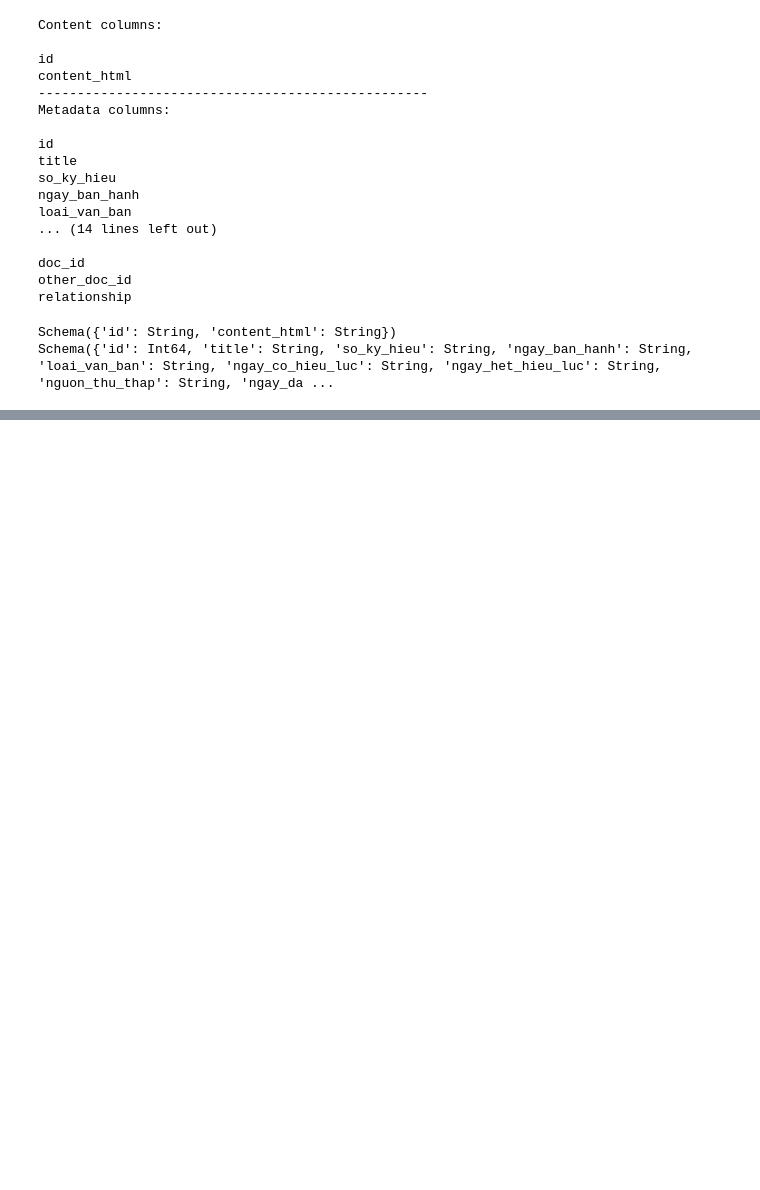
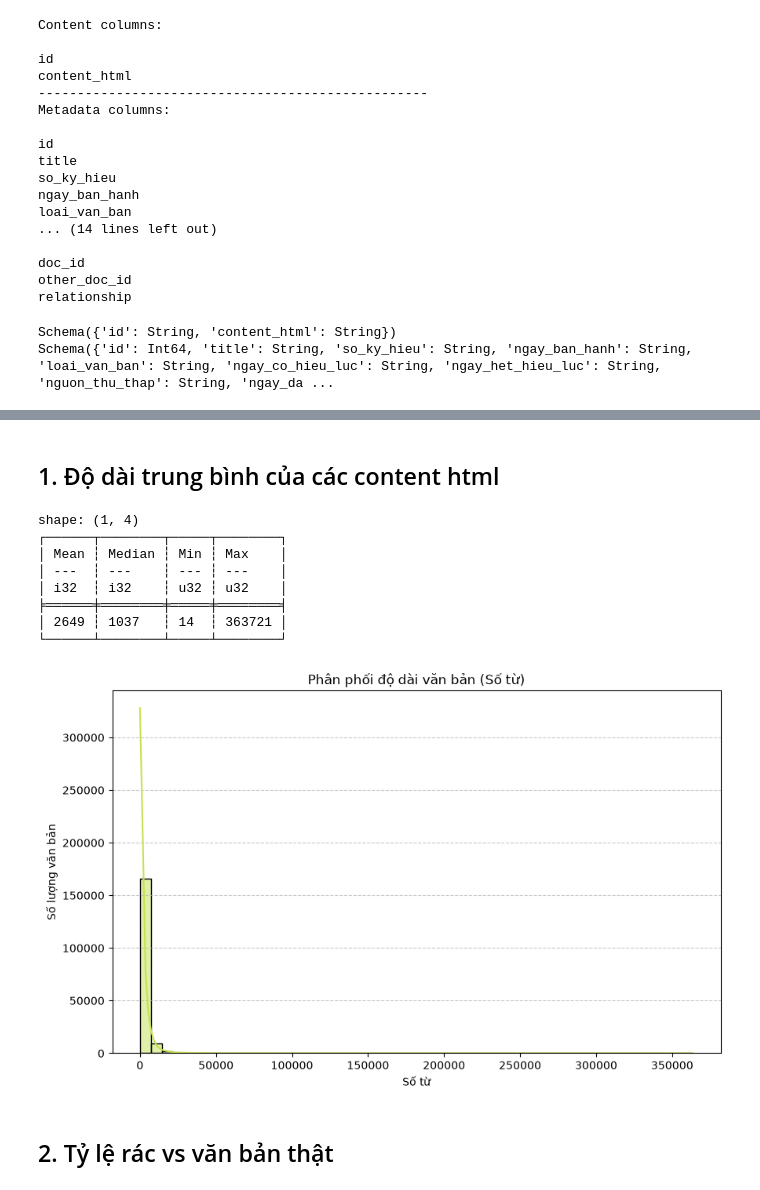
Before and after one commit to FWD-LeTung/Hamilton-Law, a Jupyter notebook: src/EDA/exploreData.ipynb, the cells around one changed output, grey strips where cells are left out. Cells and saved outputs as stored; diff of their text form; code cells hidden in the pictures; blank space fills up the shorter version.

```diff
--- a/src/EDA/exploreData.ipynb
+++ b/src/EDA/exploreData.ipynb
@@ -10,8 +13,8 @@ print(PROJECT_ROOT)
 # %% [output]
 /home/letung/Law-RAG-Chatbot
 # %%
-content_df = pl.scan_parquet(DATA_PATH / "data" / "content.parquet")
-metadata_df = pl.scan_parquet(DATA_PATH / "data" / "metadata.parquet")
+content_df = pl.read_parquet(DATA_PATH / "data" / "content.parquet")
+metadata_df = pl.read_parquet(DATA_PATH / "data" / "metadata.parquet")
 relationships_df = pl.scan_parquet(DATA_PATH / "data" / "relationships.parquet")
 # %%
 print("Content columns: \n")
@@ -52,0 +78,33 @@ Schema({'id': Int64, 'title': String, 'so_ky_hieu': String, 'ngay_ban_hanh': Str
+# %% [markdown]
+## 1. Độ dài trung bình của các content html
+# %%
+df = content_df.with_columns(
+    pl.col("content_html").str.count_matches(r"\s+").add(1).alias("word_count")
+)
+
+print(df.select([
+    pl.col("word_count").mean().cast(pl.Int32).alias("Mean"),
+    pl.col("word_count").median().cast(pl.Int32).alias("Median"),
+    pl.col("word_count").min().alias("Min"),
+    pl.col("word_count").max().alias("Max")
+]))
+
+plt.figure(figsize=(10, 6))
+sns.histplot(df["word_count"].to_numpy(), bins=50, kde=True, color="#c5e252")
+plt.title("Phân phối độ dài văn bản (Số từ)")
+plt.xlabel("Số từ")
+plt.ylabel("Số lượng văn bản")
+plt.grid(axis='y', linestyle='--', alpha=0.7)
+plt.show()
+# %% [output]
+shape: (1, 4)
+┌──────┬────────┬─────┬────────┐
+│ Mean ┆ Median ┆ Min ┆ Max    │
+│ ---  ┆ ---    ┆ --- ┆ ---    │
+│ i32  ┆ i32    ┆ u32 ┆ u32    │
+╞══════╪════════╪═════╪════════╡
+│ 2649 ┆ 1037   ┆ 14  ┆ 363721 │
+└──────┴────────┴─────┴────────┘
+[figure, added]
+# %% [markdown]
+## 2. Tỷ lệ rác vs văn bản thật
```
Also changed, not shown: parts of 5 cells of this notebook, 5 other files.
